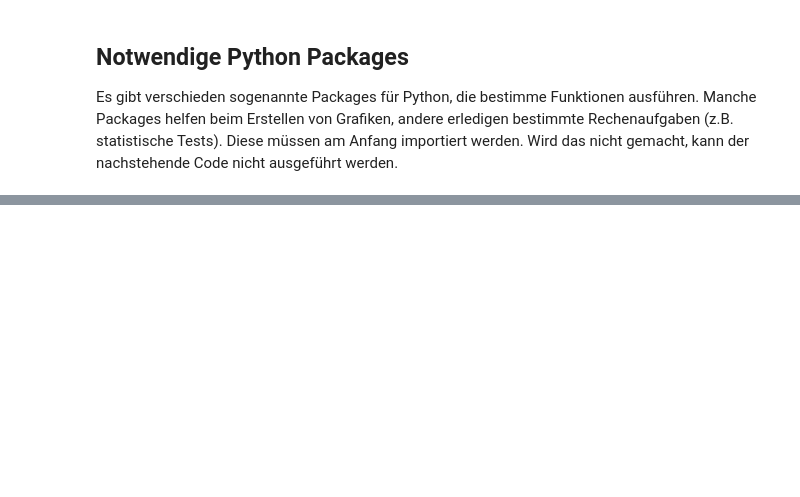
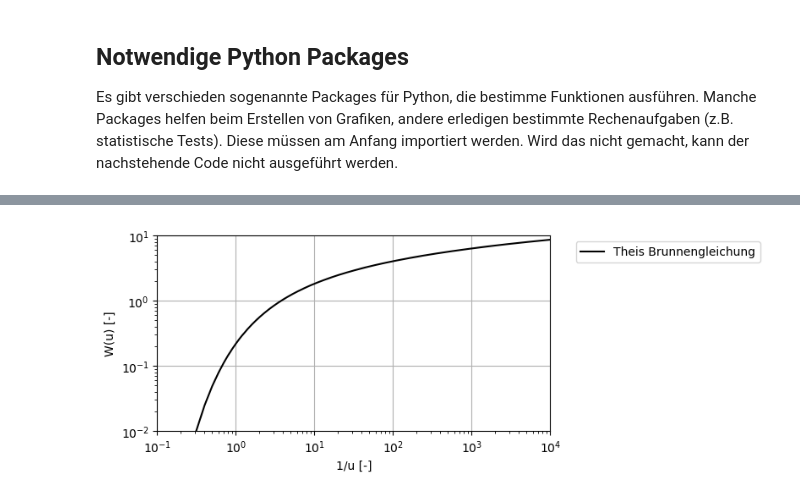
Before and after one commit to SebastianGnann/Pumpversuche, a Jupyter notebook: Pumpversuche.ipynb, the cells around one changed output, grey strips where cells are left out. Cells and saved outputs as stored; diff of their text form; code cells hidden in the pictures; blank space fills up the shorter version.

```diff
--- a/Pumpversuche.ipynb
+++ b/Pumpversuche.ipynb
@@ -82,0 +174,28 @@ def Theis_solution(t):
+# %%
+# calculate and plot Theis well function
+
+# define values for 1/u
+u = 1/np.arange(0.1,10000,0.1)
+
+# define tolerance range (needed for solution of well equation)
+tol = 1e-12
+
+# solve well equation (this is done by calling a function)
+W = list(map(lambda u: wf.well_fxn(u,tol),u))
+
+# visualize results
+#  note that we look at a double log scale
+fig, ax = plt.subplots(figsize=(6, 3))
+ax.plot(1/u, W, '-', c='black', label='Theis Brunnengleichung')
+ax.set_xlabel('1/u [-]')
+ax.set_ylabel('W(u) [-]')
+ax.set_xscale("log")
+ax.set_yscale("log")
+ax.set_xlim([0.1, 10000])
+ax.set_ylim([0.01, 10])
+#ax.legend(loc='lower right')
+ax.legend(bbox_to_anchor=(1.05, 1.0), loc='upper left')
+ax.grid()
+plt.show()
+# %% [output]
+[figure, added]
```
Also changed, not shown: parts of 17 cells of this notebook.
